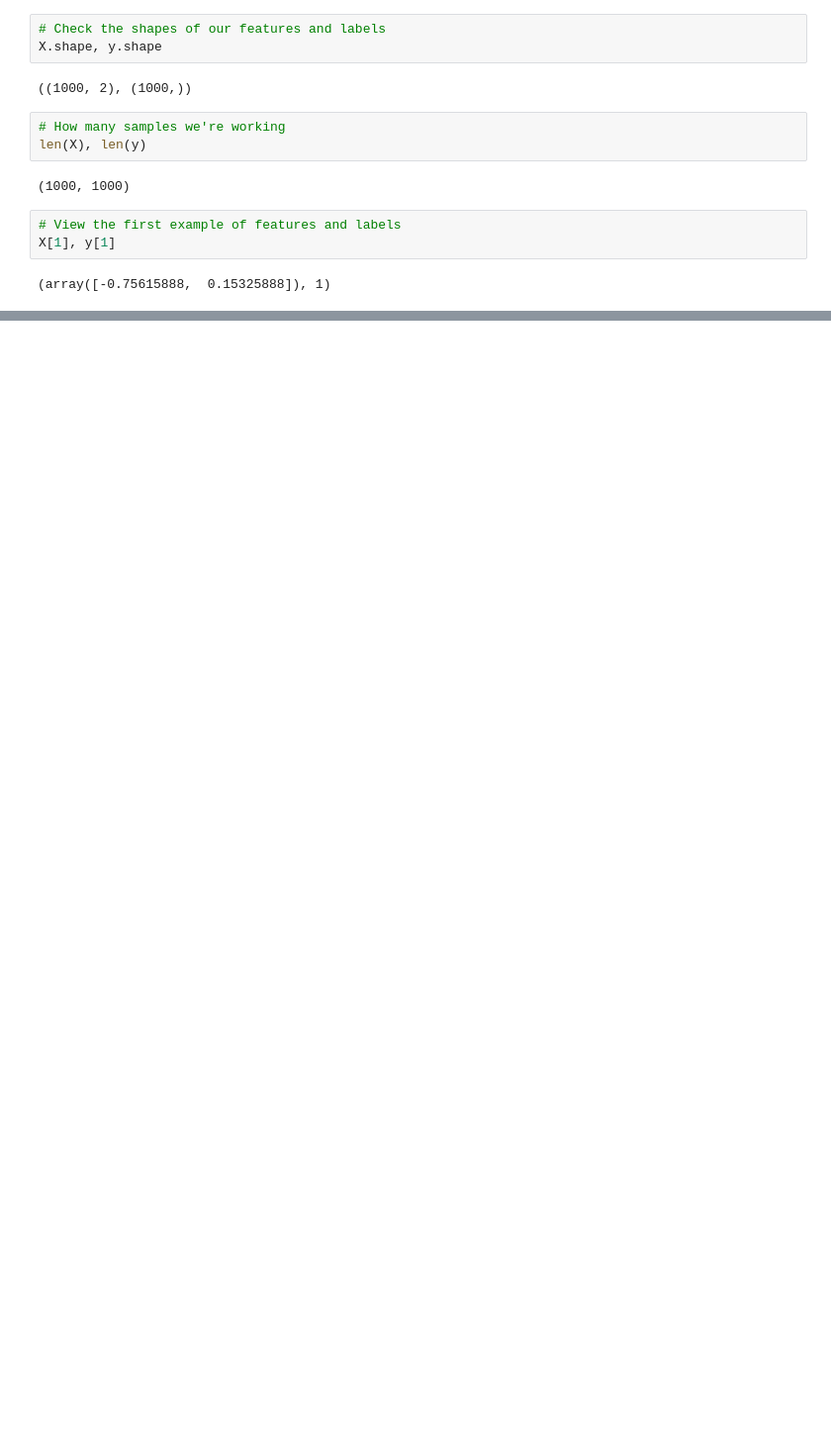
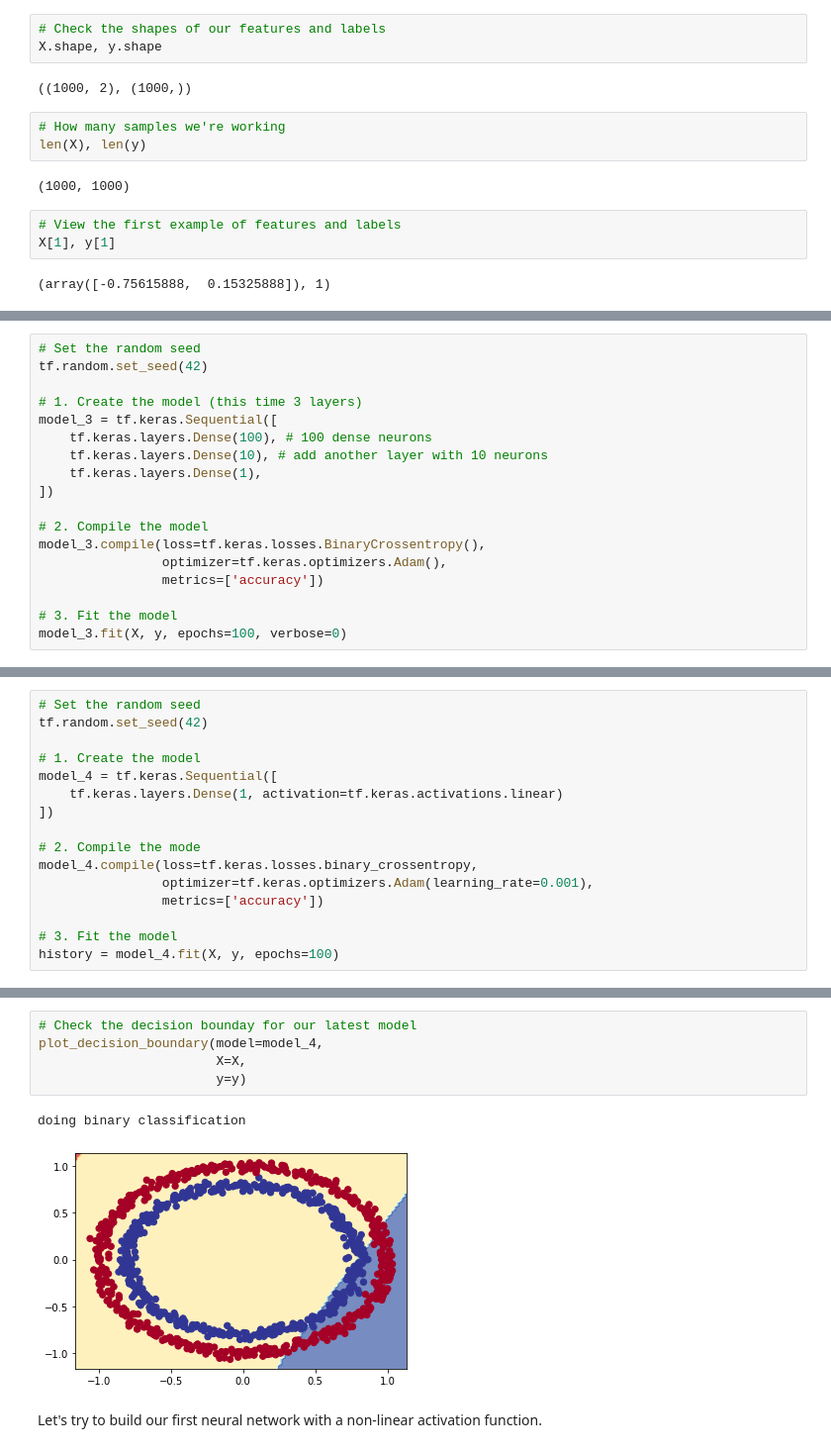
Before and after one commit to johanesPao/tensorflow_developer_certificate, a Jupyter notebook: 02_neural_network_classification_with_tensorflow.ipynb, the cells around one changed output, grey strips where cells are left out. Shown at 99% size. Drawn from its saved outputs; the diff is of its cells as text; blank space fills up the shorter version.

```diff
--- a/02_neural_network_classification_with_tensorflow.ipynb
+++ b/02_neural_network_classification_with_tensorflow.ipynb
@@ -128,0 +182,18 @@ Epoch 100/100
+# %%
+# Set the random seed
+tf.random.set_seed(42)
+
+# 1. Create the model (this time 3 layers)
+model_3 = tf.keras.Sequential([
+    tf.keras.layers.Dense(100), # 100 dense neurons
+    tf.keras.layers.Dense(10), # add another layer with 10 neurons
+    tf.keras.layers.Dense(1),
+])
+
+# 2. Compile the model
+model_3.compile(loss=tf.keras.losses.BinaryCrossentropy(),
+                optimizer=tf.keras.optimizers.Adam(),
+                metrics=['accuracy'])
+
+# 3. Fit the model
+model_3.fit(X, y, epochs=100, verbose=0)
@@ -128,0 +340,16 @@ Epoch 100/100
+# %%
+# Set the random seed
+tf.random.set_seed(42)
+
+# 1. Create the model
+model_4 = tf.keras.Sequential([
+    tf.keras.layers.Dense(1, activation=tf.keras.activations.linear)
+])
+
+# 2. Compile the mode
+model_4.compile(loss=tf.keras.losses.binary_crossentropy,
+                optimizer=tf.keras.optimizers.Adam(learning_rate=0.001),
+                metrics=['accuracy'])
+
+# 3. Fit the model
+history = model_4.fit(X, y, epochs=100)
@@ -128,0 +380,10 @@ Epoch 100/100
+# %%
+# Check the decision bounday for our latest model
+plot_decision_boundary(model=model_4,
+                       X=X,
+                       y=y)
+# %% [output]
+doing binary classification
+[figure, added]
+# %% [markdown]
+Let's try to build our first neural network with a non-linear activation function.
```
Also changed, not shown: parts of 85 cells of this notebook.
